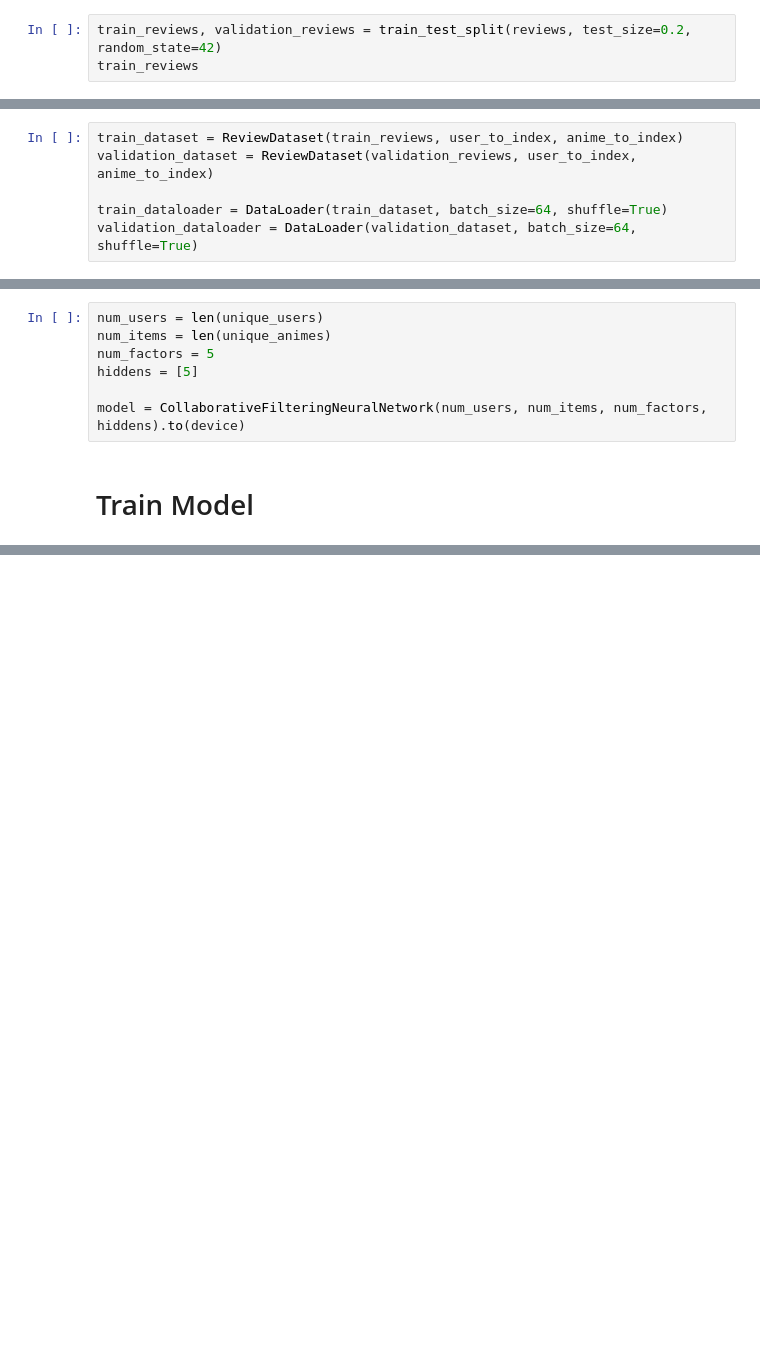
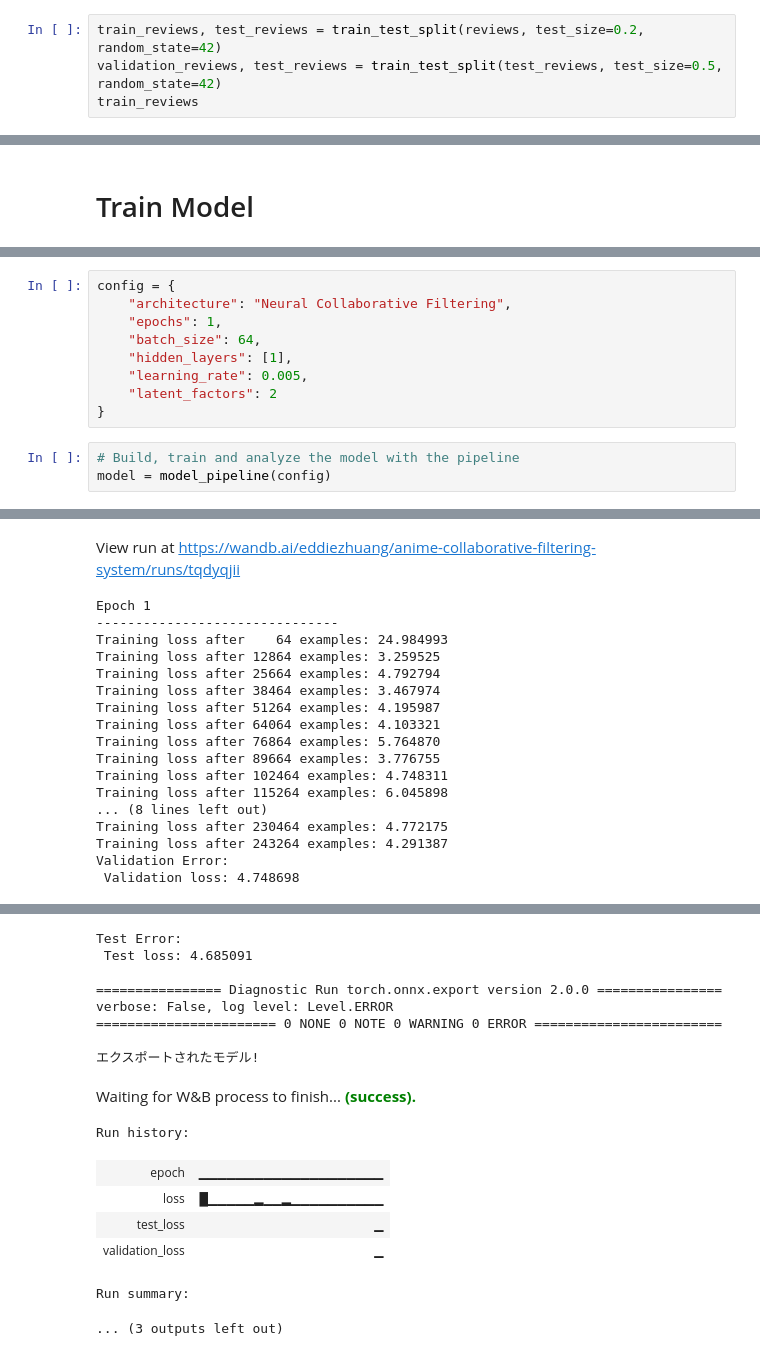
Before and after one commit to EdZ543/anime-collaborative-filtering-system, a Jupyter notebook: anime-collaborative-filtering-system.ipynb, the cells around one changed output, grey strips where cells are left out. Drawn from its saved outputs; the diff is of its cells as text; blank space fills up the shorter version.

Commit message:
Kaggle Notebook | Anime Collaborative Filtering System | Version 3

```diff
--- a/anime-collaborative-filtering-system.ipynb
+++ b/anime-collaborative-filtering-system.ipynb
@@ -144,7 +163,8 @@ class ReviewDataset(Dataset):
         y = torch.tensor([self.y.iloc[index]], dtype=torch.float32).to(device)
         return X, y
 # %%
-train_reviews, validation_reviews = train_test_split(reviews, test_size=0.2, random_state=42)
+train_reviews, test_reviews = train_test_split(reviews, test_size=0.2, random_state=42)
+validation_reviews, test_reviews = train_test_split(test_reviews, test_size=0.5, random_state=42)
 train_reviews
 # %% [output]
 |  | profile | anime_uid | score | uid | title |
@@ -160,12 +180,6 @@ train_reviews
 | 146867 | Tozzy | 32 | 9 | 32 | Neon Genesis Evangelion: The End ... |
 | 121958 | BaronBrixius | 38993 | 10 | 38993 | Karakai Jouzu no Takagi-san 2 |
 253983 rows × 5 columns
-# %%
-train_dataset = ReviewDataset(train_reviews, user_to_index, anime_to_index)
-validation_dataset = ReviewDataset(validation_reviews, user_to_index, anime_to_index)
-
-train_dataloader = DataLoader(train_dataset, batch_size=64, shuffle=True)
-validation_dataloader = DataLoader(validation_dataset, batch_size=64, shuffle=True)
 # %% [markdown]
 # Create Model
 # %%
@@ -214,12 +228,5 @@ class CollaborativeFilteringNeuralNetwork(nn.Module):
         model_input = torch.cat((user_embeddings, item_embeddings), dim=1)
         model_output = self.linear_relu_stack(model_input)
         return model_output
-# %%
-num_users = len(unique_users)
-num_items = len(unique_animes)
-num_factors = 5
-hiddens = [5]
-
-model = CollaborativeFilteringNeuralNetwork(num_users, num_items, num_factors, hiddens).to(device)
 # %% [markdown]
 # Train Model
@@ -309,0 +356,13 @@ Validation loss: 4.709818
+# %%
+config = {
+    "architecture": "Neural Collaborative Filtering",
+    "epochs": 1,
+    "batch_size": 64,
+    "hidden_layers": [1],
+    "learning_rate": 0.005,
+    "latent_factors": 2
+}
+# %%
+# Build, train and analyze the model with the pipeline
+model = model_pipeline(config)
+# %% [output]
@@ -309,0 +373,18 @@ Validation loss: 4.709818
+View run at https://wandb.ai/eddiezhuang/anime-collaborative-filtering-system/runs/tqdyqjii
+Epoch 1
+-------------------------------
+Training loss after    64 examples: 24.984993
+Training loss after 12864 examples: 3.259525
+Training loss after 25664 examples: 4.792794
+Training loss after 38464 examples: 3.467974
+Training loss after 51264 examples: 4.195987
+Training loss after 64064 examples: 4.103321
+Training loss after 76864 examples: 5.764870
+Training loss after 89664 examples: 3.776755
+Training loss after 102464 examples: 4.748311
+Training loss after 115264 examples: 6.045898
+... (8 lines left out)
+Training loss after 230464 examples: 4.772175
+Training loss after 243264 examples: 4.291387
+Validation Error:
+ Validation loss: 4.748698
@@ -309,0 +392,16 @@ Validation loss: 4.709818
+Test Error:
+ Test loss: 4.685091
+
+================ Diagnostic Run torch.onnx.export version 2.0.0 ================
+verbose: False, log level: Level.ERROR
+======================= 0 NONE 0 NOTE 0 WARNING 0 ERROR ========================
+
+エクスポートされたモデル!
+Waiting for W&B process to finish... (success).
+Run history:
+| epoch | ▁▁▁▁▁▁▁▁▁▁▁▁▁▁▁▁▁▁▁▁ |
+| loss | █▁▁▁▁▁▂▁▁▂▁▁▁▁▁▁▁▁▁▁ |
+| test_loss | ▁ |
+| validation_loss | ▁ |
+Run summary:
+... (3 outputs left out)
```
Also changed, not shown: parts of 15 cells of this notebook.
